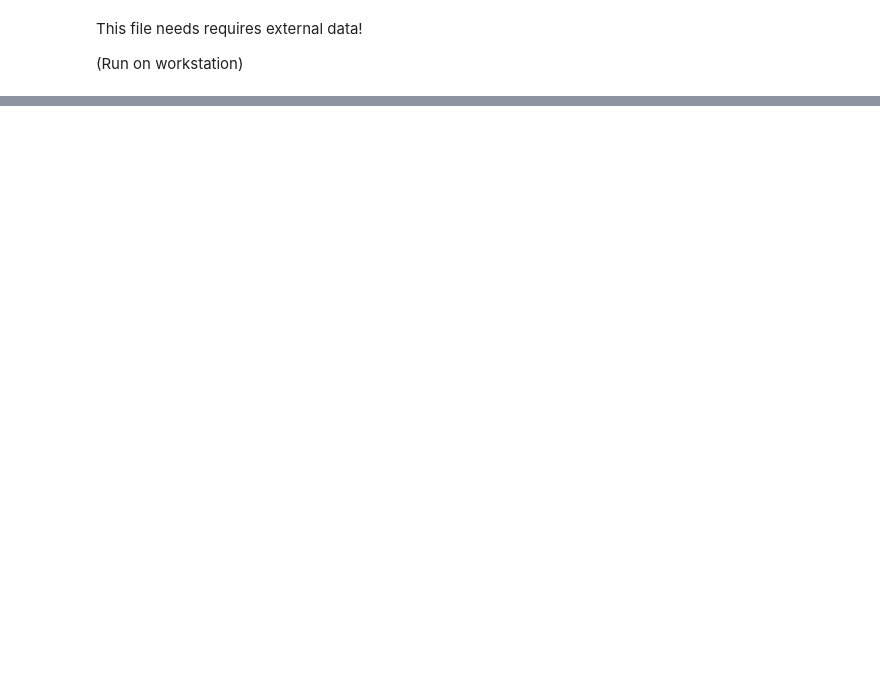
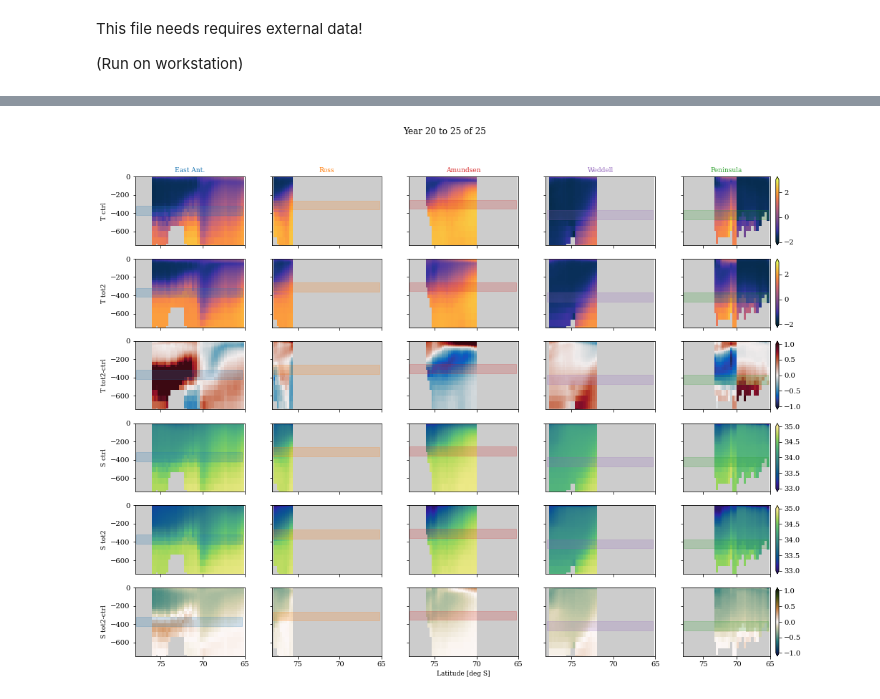
Before and after one commit to erwinlambert/feedback, a Jupyter notebook: notebooks/Plot_ece_sections.ipynb, the cells around one changed output, grey strips where cells are left out. Saved outputs shown, nothing was run; the diff lists cells and outputs as text; code cells hidden in the pictures; blank space fills up the shorter version.

```diff
--- a/notebooks/Plot_ece_sections.ipynb
+++ b/notebooks/Plot_ece_sections.ipynb
@@ -218,15 +232,17 @@ for t0 in range(0,nyears+1-yearav):
 # %%
-yearav = 6
+yearav = 5
 
 t0 = nyears-yearav
 t1 = nyears
 
 T0,lat0,zz = get_section('n011','thetao',t0,t1,verbose=verbose)
 T1,lat0,zz = get_section(run,'thetao',t0,t1,verbose=verbose)
 S0,lat0,zz = get_section('n011','so',t0,t1,verbose=verbose)
 S1,lat0,zz = get_section(run,'so',t0,t1,verbose=verbose)
 plotvars = [T0,T1,T1-T0,S0,S1,S1-S0]
 plot_TS_anom(plotvars,cmaps,vmin,vmax,ylabels,lat0,zz,title=f'Year {t0} to {t1} of {nyears}')#,savename=f'../videos/sections_{run}_{t0:03.0f}.png')
+# %% [output]
+[figure, added]
 # %%
 
 cmaps = np.array(['cmo.thermal','cmo.thermal','cmo.balance'])
```
Also changed, not shown: parts of 1 cell of this notebook, 38 other files.
